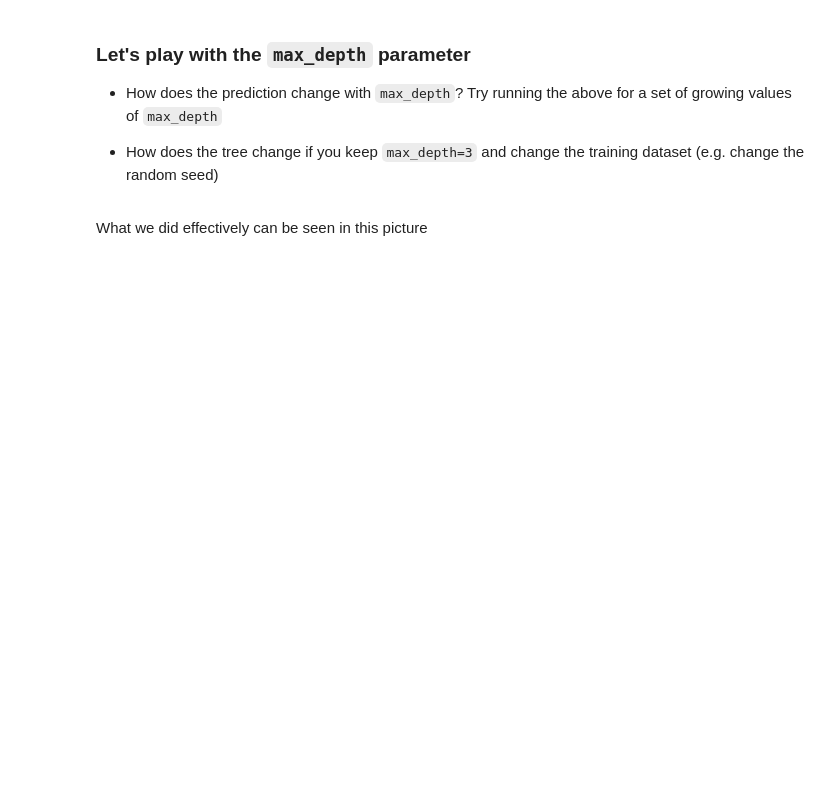
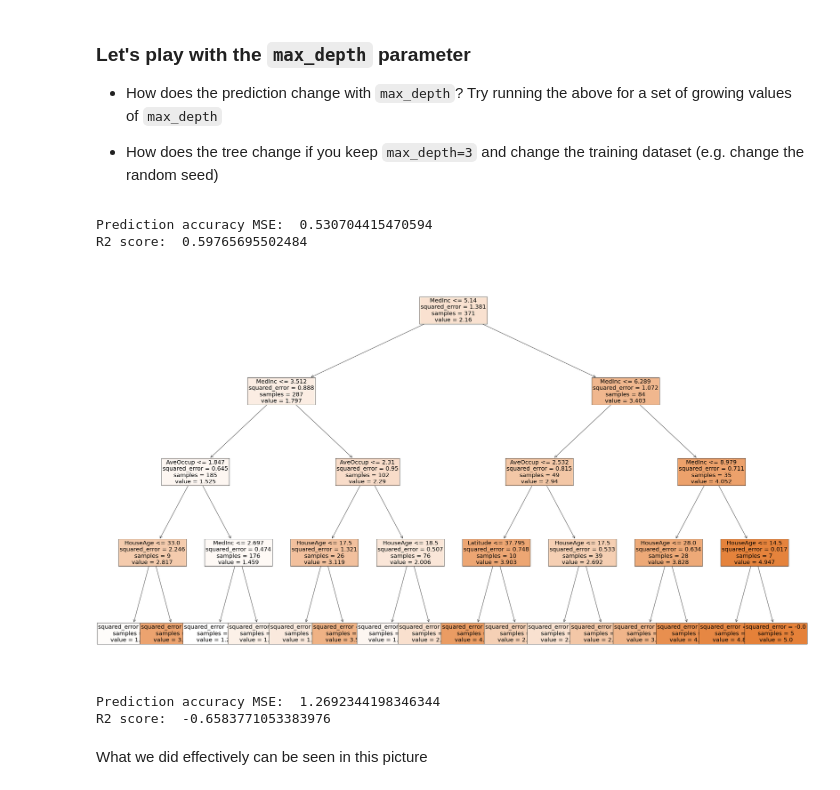
Before and after one commit to UWDIRECT/UWDIRECT.github.io, a Jupyter notebook: Wi22_content/DSMCER/L10_Decision_trees.ipynb, the cells around one changed output. Cells and saved outputs as stored; diff of their text form; code cells hidden in the pictures; blank space fills up the shorter version.

```diff
--- a/Wi22_content/DSMCER/L10_Decision_trees.ipynb
+++ b/Wi22_content/DSMCER/L10_Decision_trees.ipynb
@@ -156,9 +191,14 @@ We can get a count of the number of leaves with `get_n_leaves()`
 * How does the tree change if you keep `max_depth=3` and change the training dataset (e.g. change the random seed)
 # %%
 # Declare regressor object & train it
-
-
+regr_3 = DecisionTreeRegressor(max_depth=5)
+regr_3.fit(X_train, y_train)
 # Predict on ... set values
-
+y_pred_3 = regr_3.predict(X_test)
 
 # Evaluate MSE error
+print("Prediction accuracy MSE: ", mean_squared_error(y_test, y_pred_3))
+print("R2 score: ", r2_score(y_test, y_pred_3))
+# %% [output]
+Prediction accuracy MSE:  0.530704415470594
+R2 score:  0.59765695502484
@@ -167,3 +205,25 @@ We can get a count of the number of leaves with `get_n_leaves()`
+# %%
+fig = plt.figure(figsize=(35,20))
+tree.plot_tree(regr_3, feature_names=data.feature_names, filled=True, fontsize=20)
+plt.tight_layout()
+# %% [output]
+[figure, added]
+# %%
+X_train_2, X_test_2, y_train_2, y_test_2 = train_test_split(X, y, test_size=0.10, random_state=99)
+
+# Declare regressor object & train it
+regr_3_2 = DecisionTreeRegressor(max_depth=5)
+regr_3_2.fit(X_train_2, y_train_2)
+
+# Predict on ... set values
+y_pred_3_2 = regr_3_2.predict(X_test_2)
+
+# Evaluate MSE error
+print("Prediction accuracy MSE: ", mean_squared_error(y_test_2, y_pred_3_2))
+print("R2 score: ", r2_score(y_test, y_pred_3_2))
+# %% [output]
+Prediction accuracy MSE:  1.2692344198346344
+R2 score:  -0.6583771053383976
 # %% [markdown]
 What we did effectively can be seen in this picture
 # %% [markdown]
```
Also changed, not shown: parts of 18 cells of this notebook, 1 other file.
